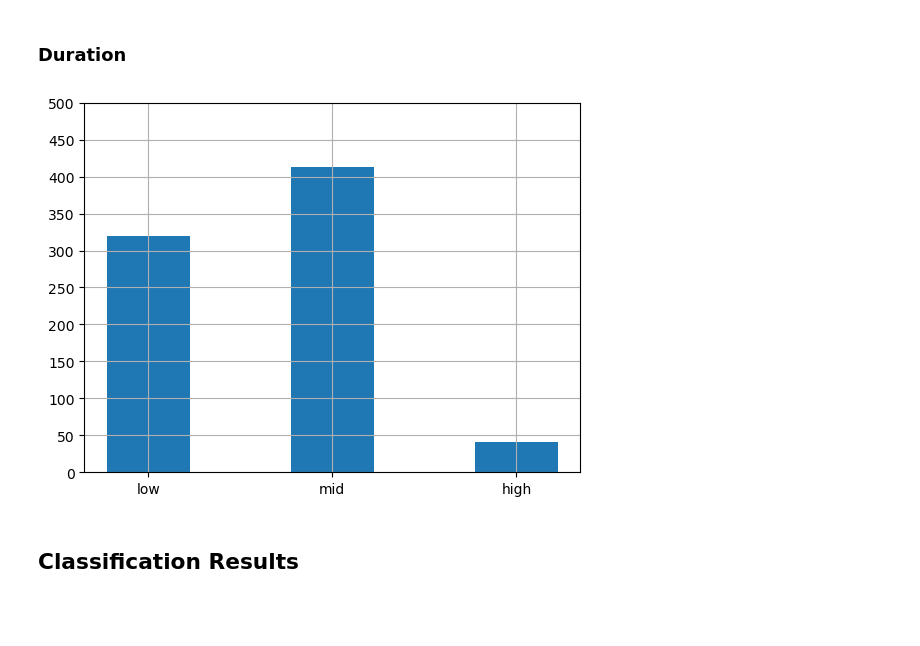
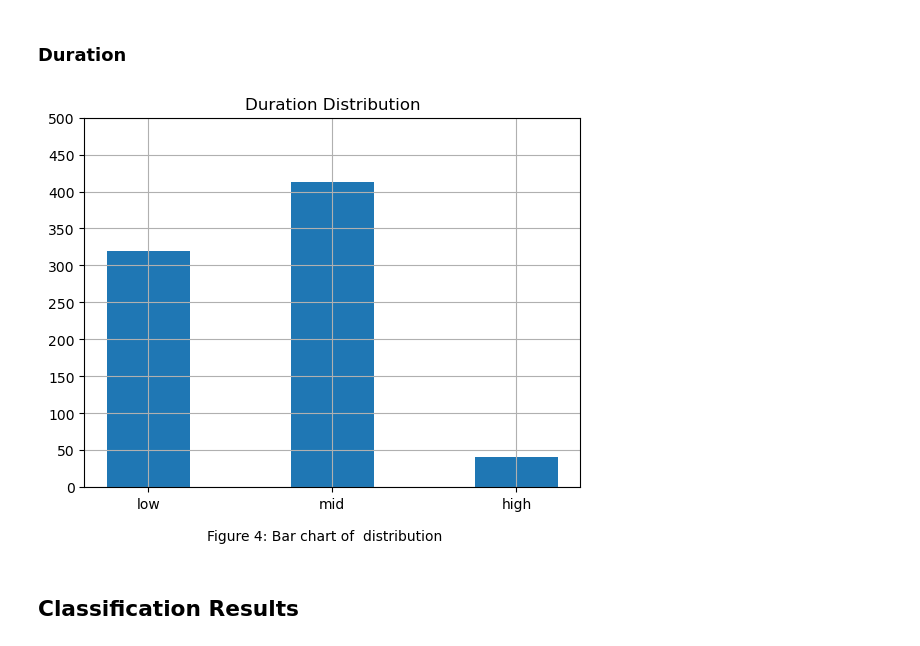
Before and after one commit to JackBrandt/DataAlg-Final-Project-Running, a Jupyter notebook: running_technical_report.ipynb, the cells around one changed output. Cells and saved outputs as stored; diff of their text form; code cells hidden in the pictures; blank space fills up the shorter version.

```diff
--- a/running_technical_report.ipynb
+++ b/running_technical_report.ipynb
@@ -331,26 +385,28 @@ plt.show()
 # %%
 # reset figure
 plt.figure()
 
 hist_y = [x[2] for x in X]
 ys = [hist_y.count('low'), hist_y.count('mid'), hist_y.count('high')]
 
 # calculate a range (make y a bit bigger)
 xrng = np.arange(len(xs))
 yrng = np.arange(0, max(ys)+100, 50)
 
 # create the bar chart (.45 relativebar width)
 plt.bar(xrng, ys, 0.45, align="center")
 # note: default alignment is center
 
 # define x and y ranges (and value labels)
 plt.xticks(xrng, ["low", "mid", "high"])
 plt.yticks(yrng)
 # turn on the background grid
 plt.grid(True)
+plt.title("Duration Distribution")
+plt.figtext(.5, 0, "Figure 4: Bar chart of  distribution", ha="center")
 plt.show()
 # %% [output]
-[figure, old version]
+[figure, new version]
 # %% [markdown]
 ## Classification Results
 # %%
```
Also changed, not shown: parts of 13 cells of this notebook.
